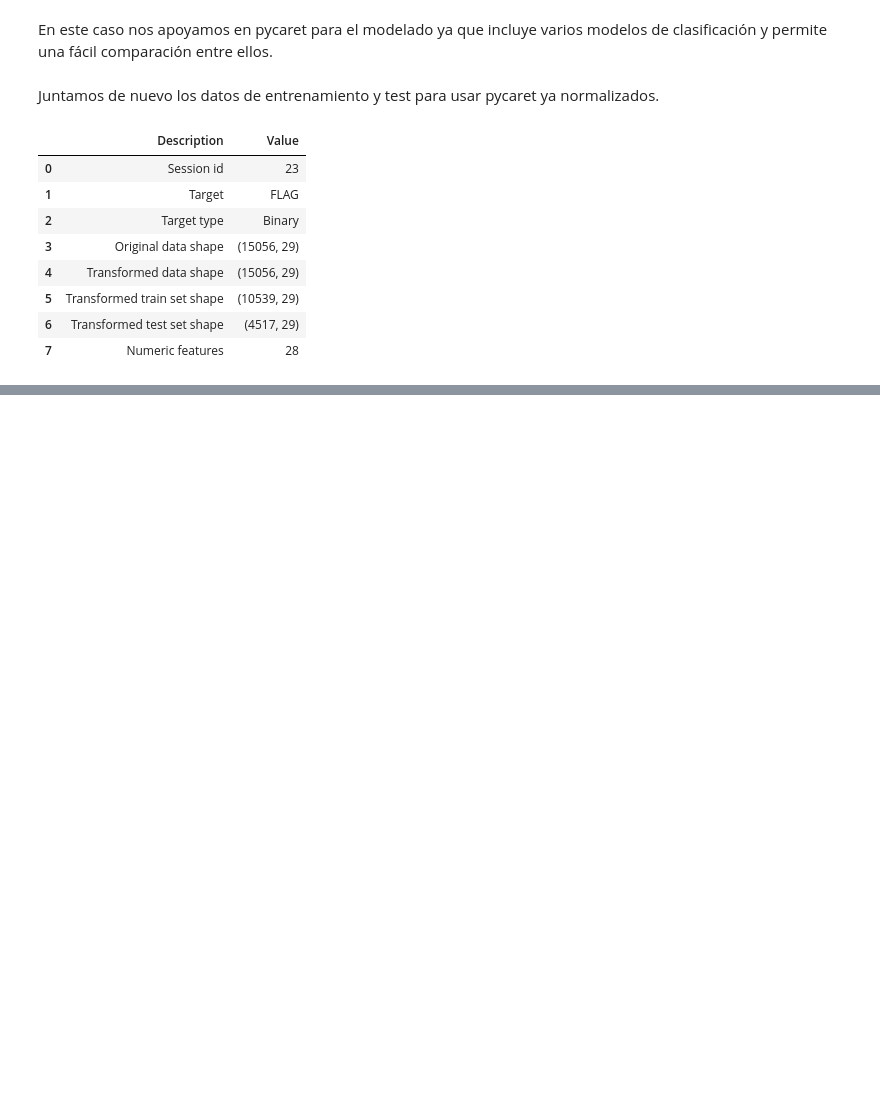
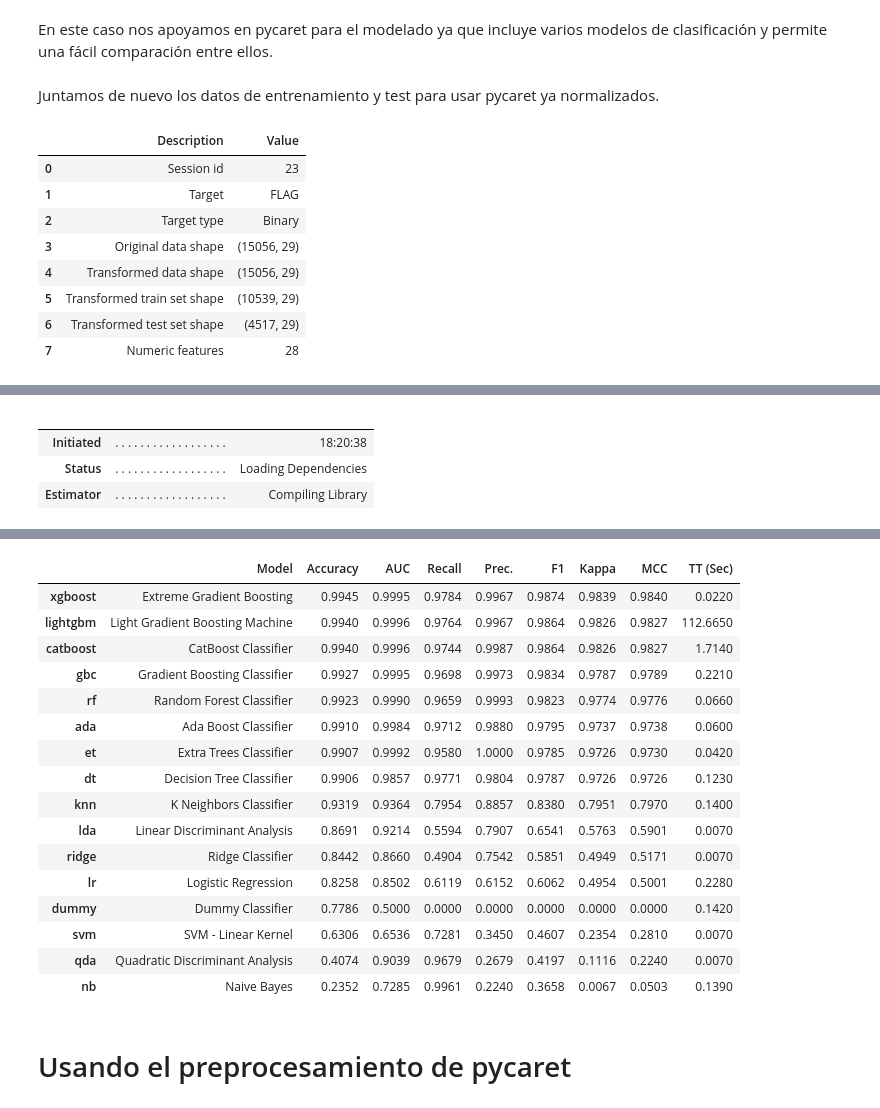
Before and after one commit to Astolfo2332/fraud_ethereum_explanability, a Jupyter notebook: 00_pycaret_exploration.ipynb, the cells around one changed output, grey strips where cells are left out. Cells and saved outputs as stored; diff of their text form; code cells hidden in the pictures; blank space fills up the shorter version.

Commit message:
feat(models): comparación de metodologías de preprocesamiento

```diff
--- a/00_pycaret_exploration.ipynb
+++ b/00_pycaret_exploration.ipynb
@@ -583,0 +471,8 @@ exp1 = compare_models()
+# %%
+exp1 = compare_models()
+# %% [output]
+|  |  |  |
+|  |  |  |
+| Initiated | . . . . . . . . . . . . . . . . . . | 18:20:38 |
+| Status | . . . . . . . . . . . . . . . . . . | Loading Dependencies |
+| Estimator | . . . . . . . . . . . . . . . . . . | Compiling Library |
@@ -583,0 +480,19 @@ exp1 = compare_models()
+|  | Model | Accuracy | AUC | Recall | Prec. | F1 | Kappa | MCC | TT (Sec) |
+| xgboost | Extreme Gradient Boosting | 0.9945 | 0.9995 | 0.9784 | 0.9967 | 0.9874 | 0.9839 | 0.9840 | 0.0220 |
+| lightgbm | Light Gradient Boosting Machine | 0.9940 | 0.9996 | 0.9764 | 0.9967 | 0.9864 | 0.9826 | 0.9827 | 112.6650 |
+| catboost | CatBoost Classifier | 0.9940 | 0.9996 | 0.9744 | 0.9987 | 0.9864 | 0.9826 | 0.9827 | 1.7140 |
+| gbc | Gradient Boosting Classifier | 0.9927 | 0.9995 | 0.9698 | 0.9973 | 0.9834 | 0.9787 | 0.9789 | 0.2210 |
+| rf | Random Forest Classifier | 0.9923 | 0.9990 | 0.9659 | 0.9993 | 0.9823 | 0.9774 | 0.9776 | 0.0660 |
+| ada | Ada Boost Classifier | 0.9910 | 0.9984 | 0.9712 | 0.9880 | 0.9795 | 0.9737 | 0.9738 | 0.0600 |
+| et | Extra Trees Classifier | 0.9907 | 0.9992 | 0.9580 | 1.0000 | 0.9785 | 0.9726 | 0.9730 | 0.0420 |
+| dt | Decision Tree Classifier | 0.9906 | 0.9857 | 0.9771 | 0.9804 | 0.9787 | 0.9726 | 0.9726 | 0.1230 |
+| knn | K Neighbors Classifier | 0.9319 | 0.9364 | 0.7954 | 0.8857 | 0.8380 | 0.7951 | 0.7970 | 0.1400 |
+| lda | Linear Discriminant Analysis | 0.8691 | 0.9214 | 0.5594 | 0.7907 | 0.6541 | 0.5763 | 0.5901 | 0.0070 |
+| ridge | Ridge Classifier | 0.8442 | 0.8660 | 0.4904 | 0.7542 | 0.5851 | 0.4949 | 0.5171 | 0.0070 |
+| lr | Logistic Regression | 0.8258 | 0.8502 | 0.6119 | 0.6152 | 0.6062 | 0.4954 | 0.5001 | 0.2280 |
+| dummy | Dummy Classifier | 0.7786 | 0.5000 | 0.0000 | 0.0000 | 0.0000 | 0.0000 | 0.0000 | 0.1420 |
+| svm | SVM - Linear Kernel | 0.6306 | 0.6536 | 0.7281 | 0.3450 | 0.4607 | 0.2354 | 0.2810 | 0.0070 |
+| qda | Quadratic Discriminant Analysis | 0.4074 | 0.9039 | 0.9679 | 0.2679 | 0.4197 | 0.1116 | 0.2240 | 0.0070 |
+| nb | Naive Bayes | 0.2352 | 0.7285 | 0.9961 | 0.2240 | 0.3658 | 0.0067 | 0.0503 | 0.1390 |
+# %% [markdown]
+# Usando el preprocesamiento de pycaret
```
Also changed, not shown: parts of 17 cells of this notebook.
